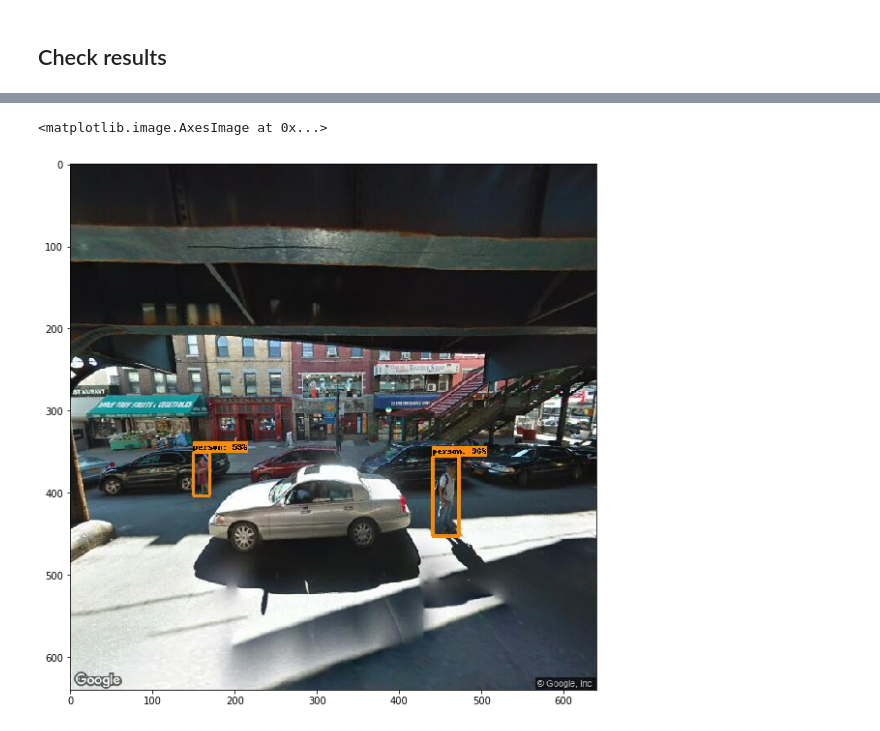
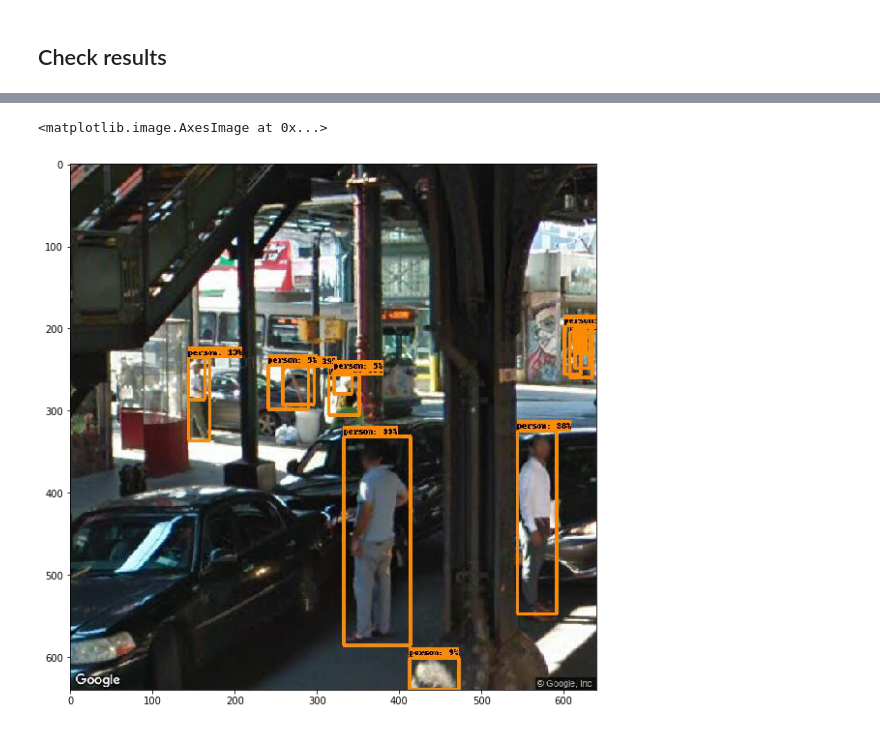
Before and after one commit to yonghah/nyc_ped_count_cnn, a Jupyter notebook: notebooks/02-detect-pedestrians.ipynb, the cells around one changed output, grey strips where cells are left out. Cells and saved outputs as stored; diff of their text form; code cells hidden in the pictures.

```diff
--- a/notebooks/02-detect-pedestrians.ipynb
+++ b/notebooks/02-detect-pedestrians.ipynb
@@ -71,10 +71,10 @@ result.head()
 # %%
-img_path = os.path.join(out_dir, "LOC_0_h120_anno.jpeg")
+img_path = os.path.join(out_dir, "LOC_0_h180_anno.jpeg")
 plt.figure(figsize=(10,10))
 plt.imshow(mpimg.imread(img_path))
 # %% [output]
 <matplotlib.image.AxesImage at 0x...>
-[figure, old version]
+[figure, new version]
 # %%
 result.to_csv("../data/dataframe/nyc-cnn-exp.csv")
 # %%
```
Also changed, not shown: parts of 3 cells of this notebook, 2 other files.
